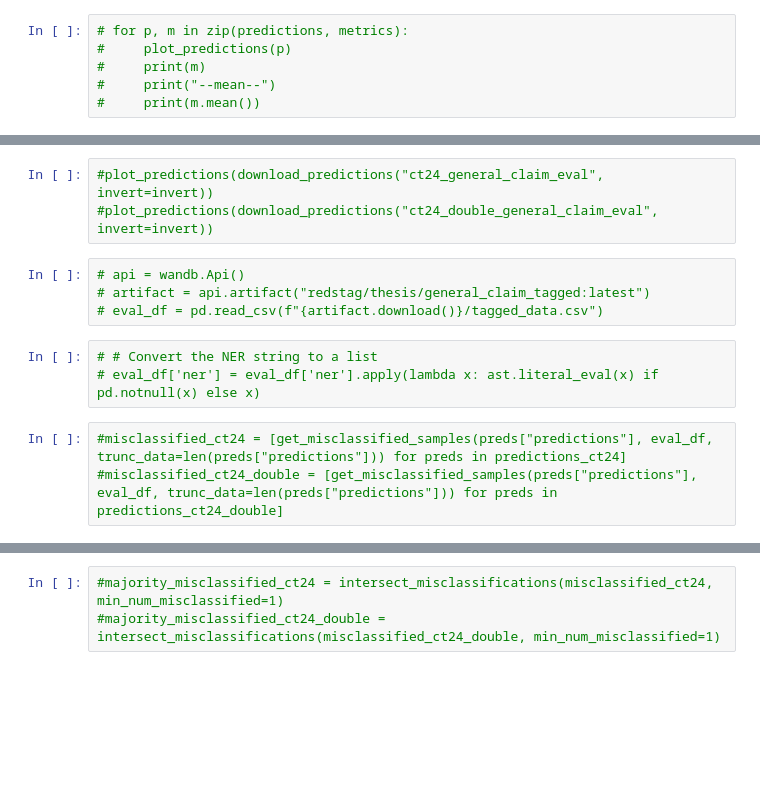
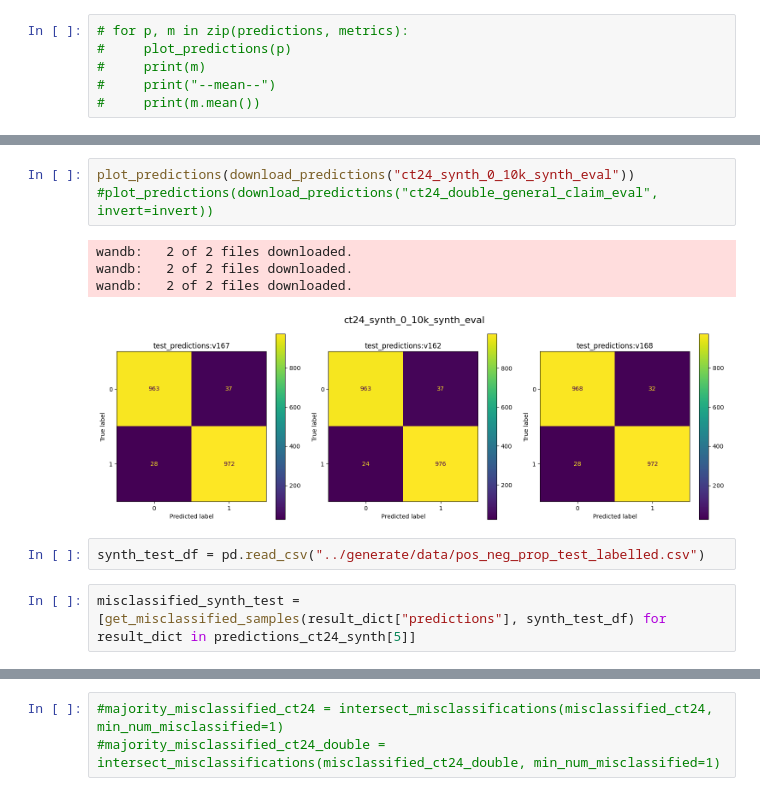
Before and after one commit to BashPrince/thesis, a Jupyter notebook: analysis/analysis.ipynb, the cells around one changed output, grey strips where cells are left out. Drawn from its saved outputs; the diff is of its cells as text; blank space fills up the shorter version.

```diff
--- a/analysis/analysis.ipynb
+++ b/analysis/analysis.ipynb
@@ -360,13 +387,12 @@ plot_precision_recall("Precision-Recall Curves", {d: p for d, p in zip(gc_train_
 # %%
-#plot_predictions(download_predictions("ct24_general_claim_eval", invert=invert))
+plot_predictions(download_predictions("ct24_synth_0_10k_synth_eval"))
 #plot_predictions(download_predictions("ct24_double_general_claim_eval", invert=invert))
+# %% [output]
+wandb:   2 of 2 files downloaded.
+wandb:   2 of 2 files downloaded.
+wandb:   2 of 2 files downloaded.
+[figure, added]
-# %%
-# api = wandb.Api()
-# artifact = api.artifact("redstag/thesis/general_claim_tagged:latest")
-# eval_df = pd.read_csv(f"{artifact.download()}/tagged_data.csv")
-# %%
-# # Convert the NER string to a list
-# eval_df['ner'] = eval_df['ner'].apply(lambda x: ast.literal_eval(x) if pd.notnull(x) else x)
+# %%
+synth_test_df = pd.read_csv("../generate/data/pos_neg_prop_test_labelled.csv")
 # %%
-#misclassified_ct24 = [get_misclassified_samples(preds["predictions"], eval_df, trunc_data=len(preds["predictions"])) for preds in predictions_ct24]
-#misclassified_ct24_double = [get_misclassified_samples(preds["predictions"], eval_df, trunc_data=len(preds["predictions"])) for preds in predictions_ct24_double]
+misclassified_synth_test = [get_misclassified_samples(result_dict["predictions"], synth_test_df) for result_dict in predictions_ct24_synth[5]]
```
Also changed, not shown: parts of 7 cells of this notebook, 2 other files.
